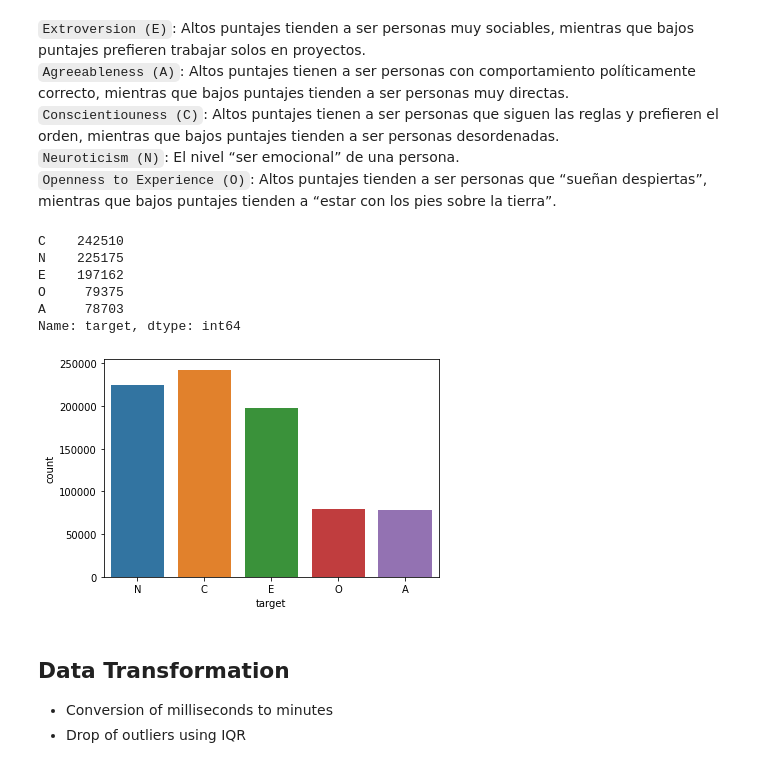
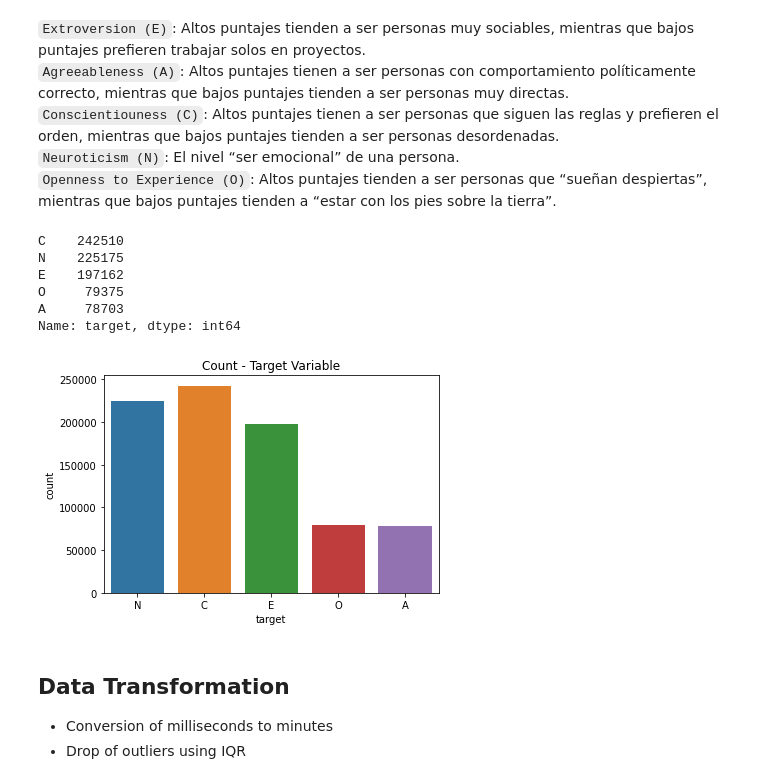
Before and after one commit to UNSpecializationAI/BigFivePersonality, a Jupyter notebook: Big-Five Factor Markers.ipynb, the cells around one changed output. Drawn from its saved outputs; the diff is of its cells as text; code cells hidden in the pictures.

```diff
--- a/Big-Five Factor Markers.ipynb
+++ b/Big-Five Factor Markers.ipynb
@@ -191,16 +192,17 @@ for q in q_types:
 `Openness to Experience (O)`: Altos puntajes tienden a ser personas que “sueñan despiertas”, mientras que bajos puntajes tienden a “estar con los pies sobre la tierra”.
 # %%
 print(df['target'].value_counts())
-sns.countplot('target',data = df)
+sns.countplot('target', data = df)
+plt.title('Count - Target Variable')
 plt.show()
 # %% [output]
 C    242510
 N    225175
 E    197162
 O     79375
 A     78703
 Name: target, dtype: int64
-[figure, old version]
+[figure, new version]
 # %% [markdown]
 ## Data Transformation
 - Conversion of milliseconds to minutes
```
Also changed, not shown: parts of 18 cells of this notebook.
